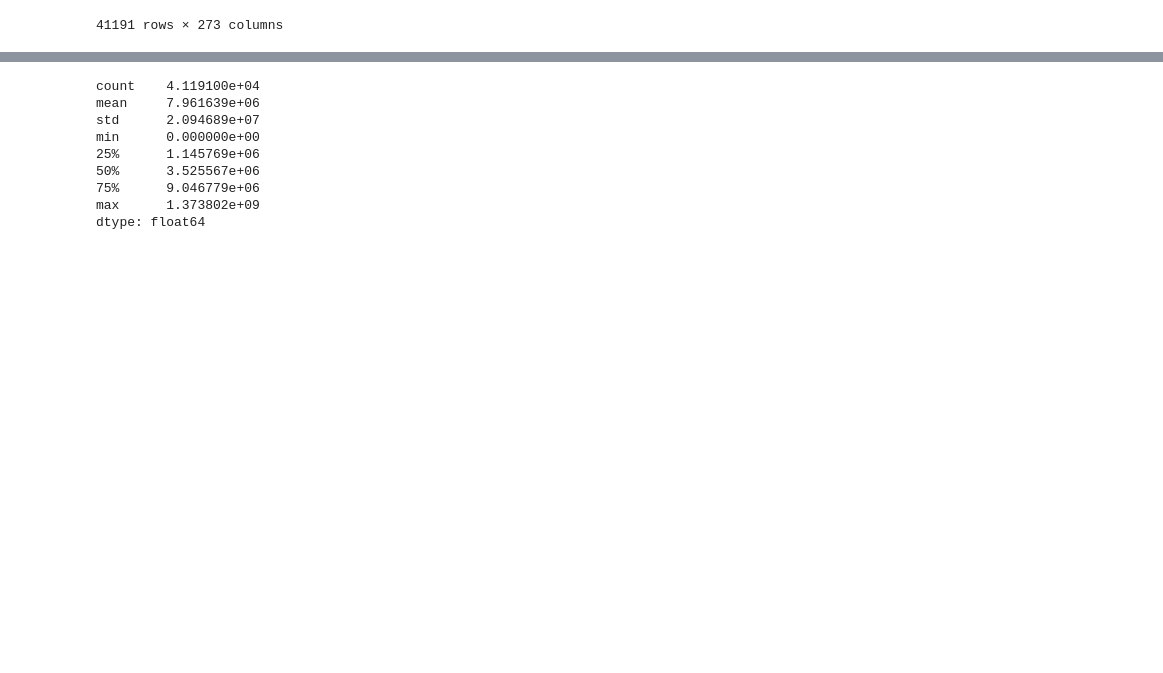
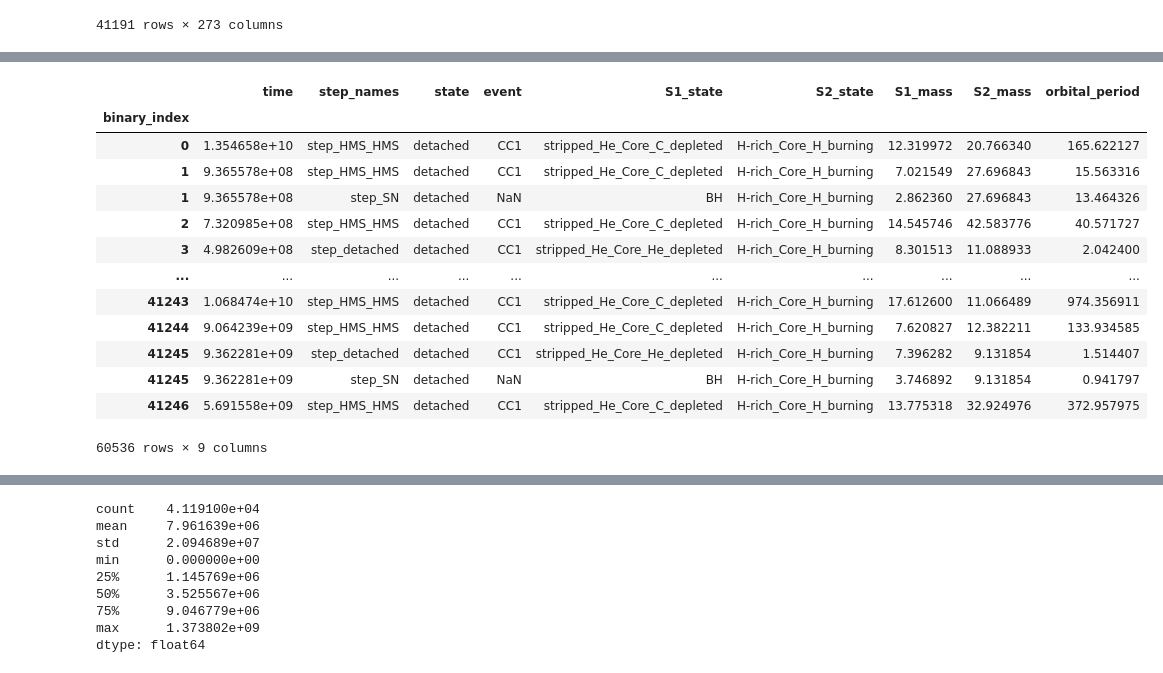
Before and after one commit to PiersonLip/solarBHs, a Jupyter notebook: Notebooks/old/tofilt/lowPorb10GyrFiltering.ipynb, the cells around one changed output, grey strips where cells are left out. Drawn from its saved outputs; the diff is of its cells as text; code cells hidden in the pictures; blank space fills up the shorter version.

```diff
--- a/Notebooks/old/tofilt/lowPorb10GyrFiltering.ipynb
+++ b/Notebooks/old/tofilt/lowPorb10GyrFiltering.ipynb
@@ -109,6 +111,9 @@ sol_bhInitMask = (
 ) & (solBH_history_df['event'] != 'END')
 
 sol_bhMaskNext = sol_bhInitMask.groupby(level=0).shift(1, fill_value=False)
+
+sol_bhMaskPrev = sol_bhInitMask.groupby(level=0).shift(-1, fill_value=False)
+
 
 sol_bhMask = sol_bhInitMask | sol_bhMaskNext
 
@@ -128,0 +151,17 @@ def findStatDur(group):
+# %%
+solBH_history_df[sol_bhMaskPrev][cols]
+# %% [output]
+|  | time | step_names | state | event | S1_state | S2_state | S1_mass | S2_mass | orbital_period |
+| binary_index |  |  |  |  |  |  |  |  |  |
+| 0 | 1.354658e+10 | step_HMS_HMS | detached | CC1 | stripped_He_Core_C_depleted | H-rich_Core_H_burning | 12.319972 | 20.766340 | 165.622127 |
+| 1 | 9.365578e+08 | step_HMS_HMS | detached | CC1 | stripped_He_Core_C_depleted | H-rich_Core_H_burning | 7.021549 | 27.696843 | 15.563316 |
+| 1 | 9.365578e+08 | step_SN | detached | NaN | BH | H-rich_Core_H_burning | 2.862360 | 27.696843 | 13.464326 |
+| 2 | 7.320985e+08 | step_HMS_HMS | detached | CC1 | stripped_He_Core_C_depleted | H-rich_Core_H_burning | 14.545746 | 42.583776 | 40.571727 |
+| 3 | 4.982609e+08 | step_detached | detached | CC1 | stripped_He_Core_He_depleted | H-rich_Core_H_burning | 8.301513 | 11.088933 | 2.042400 |
+| ... | ... | ... | ... | ... | ... | ... | ... | ... | ... |
+| 41243 | 1.068474e+10 | step_HMS_HMS | detached | CC1 | stripped_He_Core_C_depleted | H-rich_Core_H_burning | 17.612600 | 11.066489 | 974.356911 |
+| 41244 | 9.064239e+09 | step_HMS_HMS | detached | CC1 | stripped_He_Core_C_depleted | H-rich_Core_H_burning | 7.620827 | 12.382211 | 133.934585 |
+| 41245 | 9.362281e+09 | step_detached | detached | CC1 | stripped_He_Core_He_depleted | H-rich_Core_H_burning | 7.396282 | 9.131854 | 1.514407 |
+| 41245 | 9.362281e+09 | step_SN | detached | NaN | BH | H-rich_Core_H_burning | 3.746892 | 9.131854 | 0.941797 |
+| 41246 | 5.691558e+09 | step_HMS_HMS | detached | CC1 | stripped_He_Core_C_depleted | H-rich_Core_H_burning | 13.775318 | 32.924976 | 372.957975 |
+60536 rows × 9 columns
```
Also changed, not shown: parts of 14 cells of this notebook, 20 other files.
